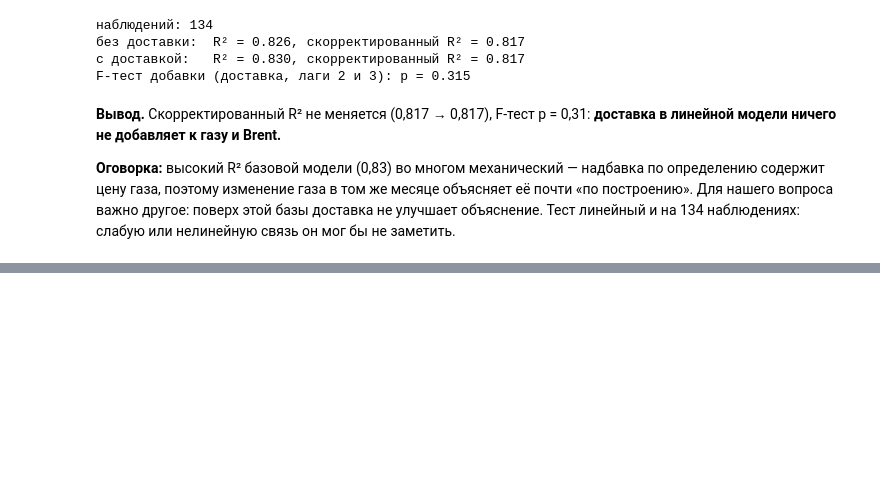
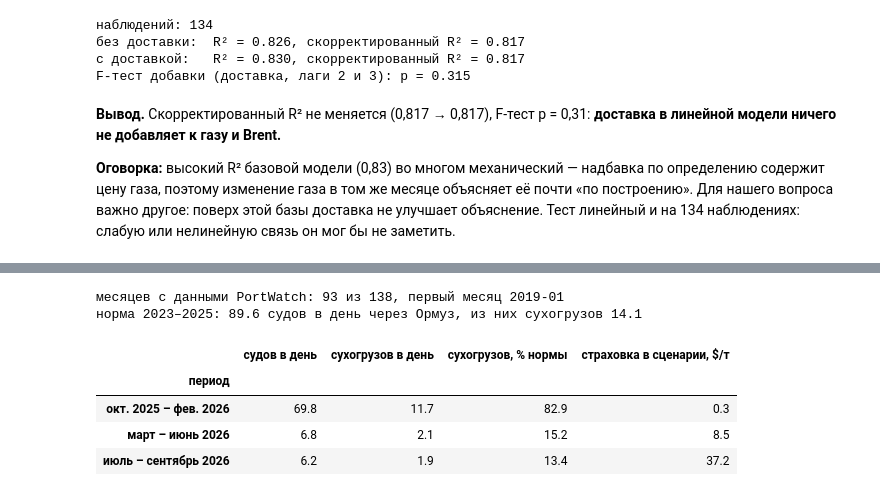
Before and after one commit to VldslMr/fertilizer-supply-chain-digital-model, a Jupyter notebook: checkpoint_2/transport_costs/notebooks/03_eda_transport.ipynb, the cells around one changed output, grey strips where cells are left out. Saved outputs shown, nothing was run; the diff lists cells and outputs as text; code cells hidden in the pictures; blank space fills up the shorter version.

```diff
--- a/checkpoint_2/transport_costs/notebooks/03_eda_transport.ipynb
+++ b/checkpoint_2/transport_costs/notebooks/03_eda_transport.ipynb
@@ -306,0 +313,24 @@ F-тест добавки (доставка, лаги 2 и 3): p = 0.315
+# %%
+pw = pd.read_csv("../data/raw/portwatch_transport_features_monthly.csv", parse_dates=["date"]).set_index("date")
+HZ, HZD, BAB = "hormuz_n_total_mean", "hormuz_n_dry_bulk_mean", "bab_el_mandeb_n_dry_bulk_mean"   # судов в день: Ормуз всего, Ормуз сухогрузы, Баб-эль-Мандеб сухогрузы
+d8 = df[["war", "tc", "markup", "d_markup"]].join(pw)
+print(f"месяцев с данными PortWatch: {int(pw[HZ].notna().sum())} из {len(pw)}, первый месяц {pw[HZ].first_valid_index():%Y-%m}")
+
+norm = d8.loc["2023-01":"2025-12", [HZ, HZD]].mean()
+print(f"норма 2023–2025: {norm[HZ]:.1f} судов в день через Ормуз, из них сухогрузов {norm[HZD]:.1f}")
+
+rows = []
+for name, (a, z) in {"окт. 2025 – фев. 2026": ("2025-10", "2026-02"), "март – июнь 2026": ("2026-03", "2026-06"),
+                     "июль – сентябрь 2026": ("2026-07", "2026-09")}.items():
+    x = d8.loc[a:z]
+    rows.append({"период": name, "судов в день": x[HZ].mean(), "сухогрузов в день": x[HZD].mean(),
+                 "сухогрузов, % нормы": x[HZD].mean() / norm[HZD] * 100, "страховка в сценарии, $/т": x["war"].mean()})
+pd.DataFrame(rows).set_index("период").round(1)
+# %% [output]
+месяцев с данными PortWatch: 93 из 138, первый месяц 2019-01
+норма 2023–2025: 89.6 судов в день через Ормуз, из них сухогрузов 14.1
+|  | судов в день | сухогрузов в день | сухогрузов, % нормы | страховка в сценарии, $/т |
+| период |  |  |  |  |
+| окт. 2025 – фев. 2026 | 69.8 | 11.7 | 82.9 | 0.3 |
+| март – июнь 2026 | 6.8 | 2.1 | 15.2 | 8.5 |
+| июль – сентябрь 2026 | 6.2 | 1.9 | 13.4 | 37.2 |
```
Also changed, not shown: parts of 6 cells of this notebook.
